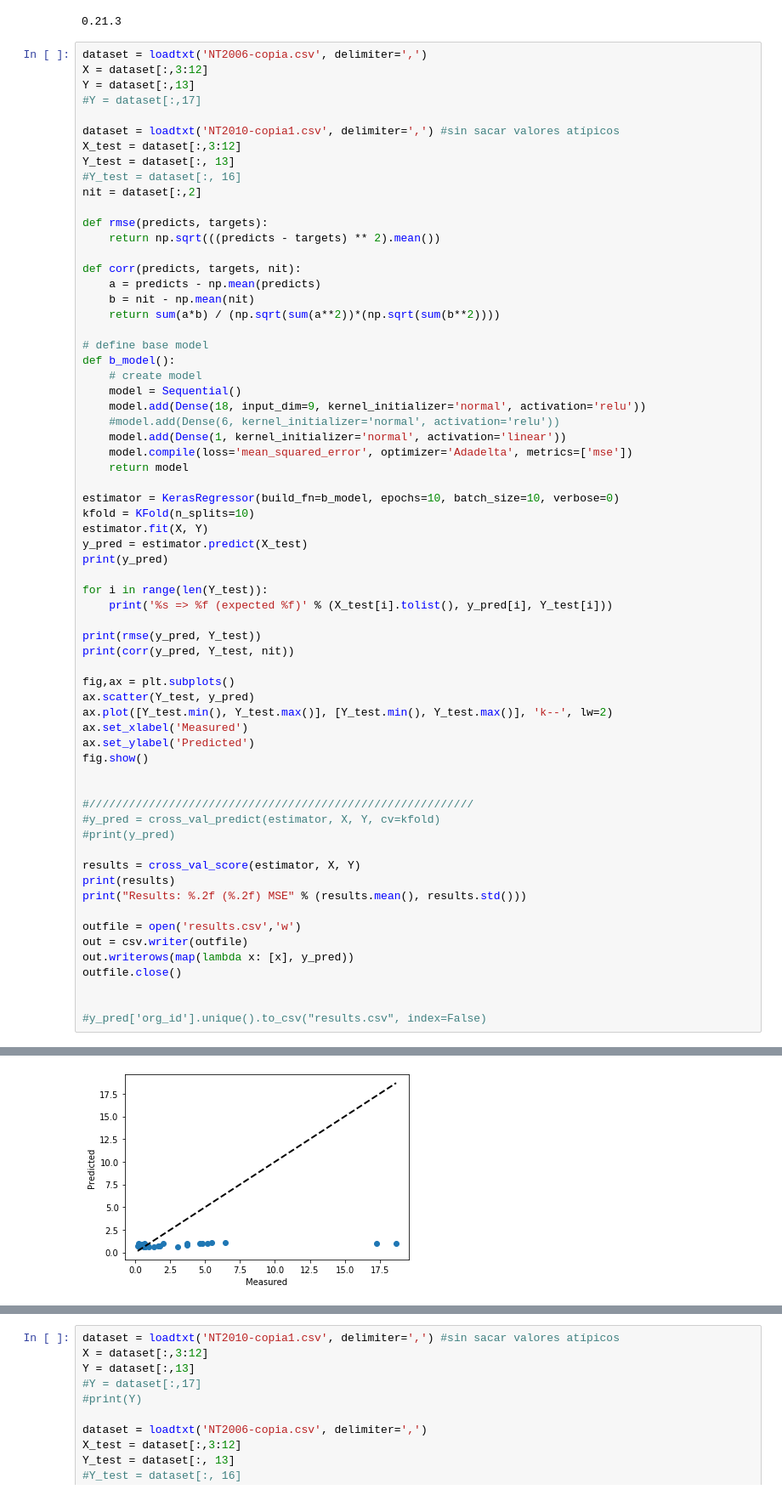
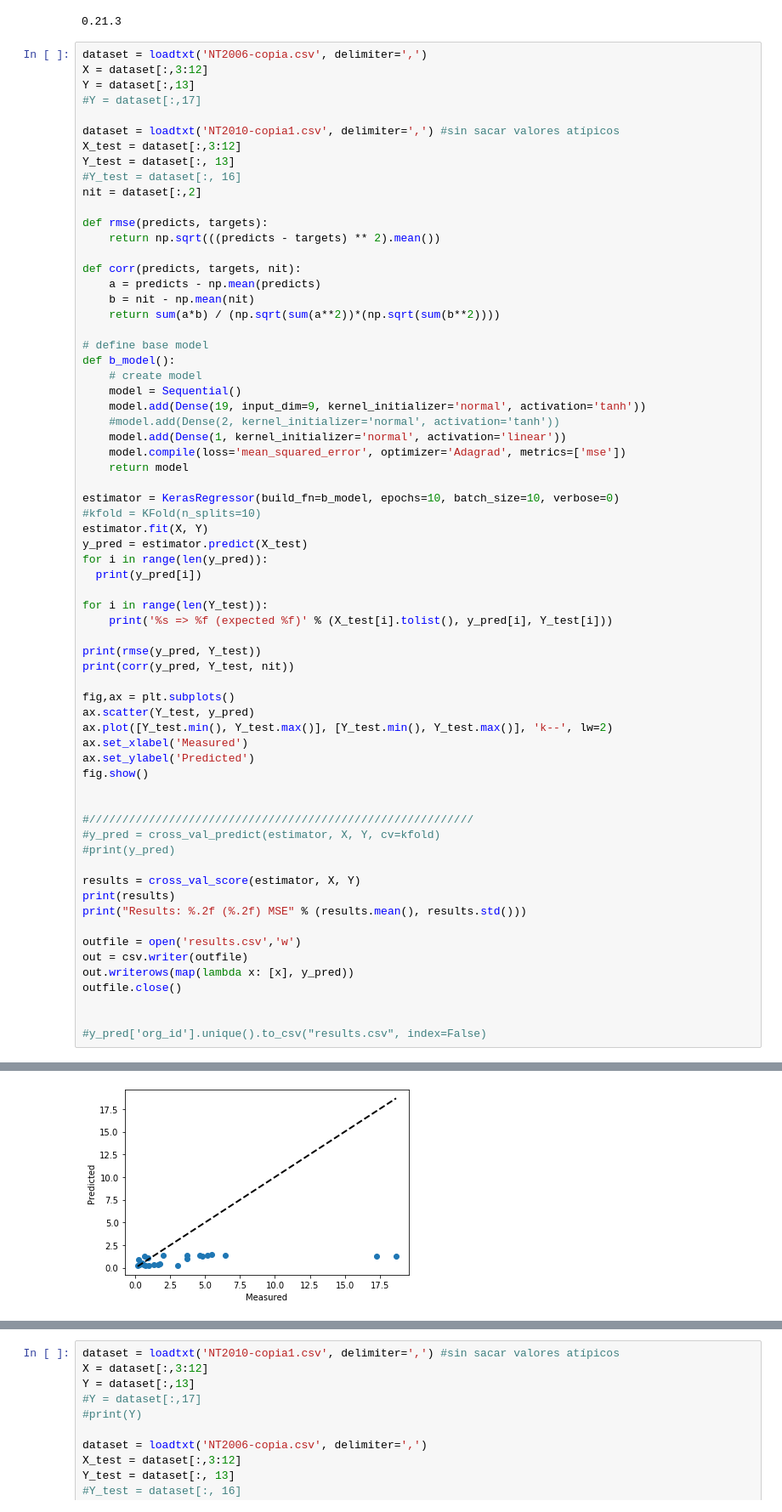
Before and after one commit to eliane06/SCMAI, a Jupyter notebook: pruebaDt.ipynb, the cells around one changed output, grey strips where cells are left out. Shown: that part at 85% size. Saved outputs shown, nothing was run; the diff lists cells and outputs as text.

```diff
--- a/pruebaDt.ipynb
+++ b/pruebaDt.ipynb
@@ -49,17 +49,18 @@ def corr(predicts, targets, nit):
 def b_model():
 	# create model
 	model = Sequential()
-	model.add(Dense(18, input_dim=9, kernel_initializer='normal', activation='relu'))
-	#model.add(Dense(6, kernel_initializer='normal', activation='relu'))
+	model.add(Dense(19, input_dim=9, kernel_initializer='normal', activation='tanh'))
+	#model.add(Dense(2, kernel_initializer='normal', activation='tanh'))
 	model.add(Dense(1, kernel_initializer='normal', activation='linear'))
-	model.compile(loss='mean_squared_error', optimizer='Adadelta', metrics=['mse'])
+	model.compile(loss='mean_squared_error', optimizer='Adagrad', metrics=['mse'])
 	return model
 
 estimator = KerasRegressor(build_fn=b_model, epochs=10, batch_size=10, verbose=0)
-kfold = KFold(n_splits=10)
+#kfold = KFold(n_splits=10)
 estimator.fit(X, Y)
 y_pred = estimator.predict(X_test)
-print(y_pred)
+for i in range(len(y_pred)):
+  print(y_pred[i])
 
 for i in range(len(Y_test)):
 	print('%s => %f (expected %f)' % (X_test[i].tolist(), y_pred[i], Y_test[i]))
@@ -113,4 +114,4 @@ Results: -1.76 (1.02) MSE
-[figure, old version]
+[figure, new version]
 # %%
 dataset = loadtxt('NT2006-copia.csv', delimiter=',')
 X = dataset[:,3:12]
```
Also changed, not shown: parts of 7 cells of this notebook.
